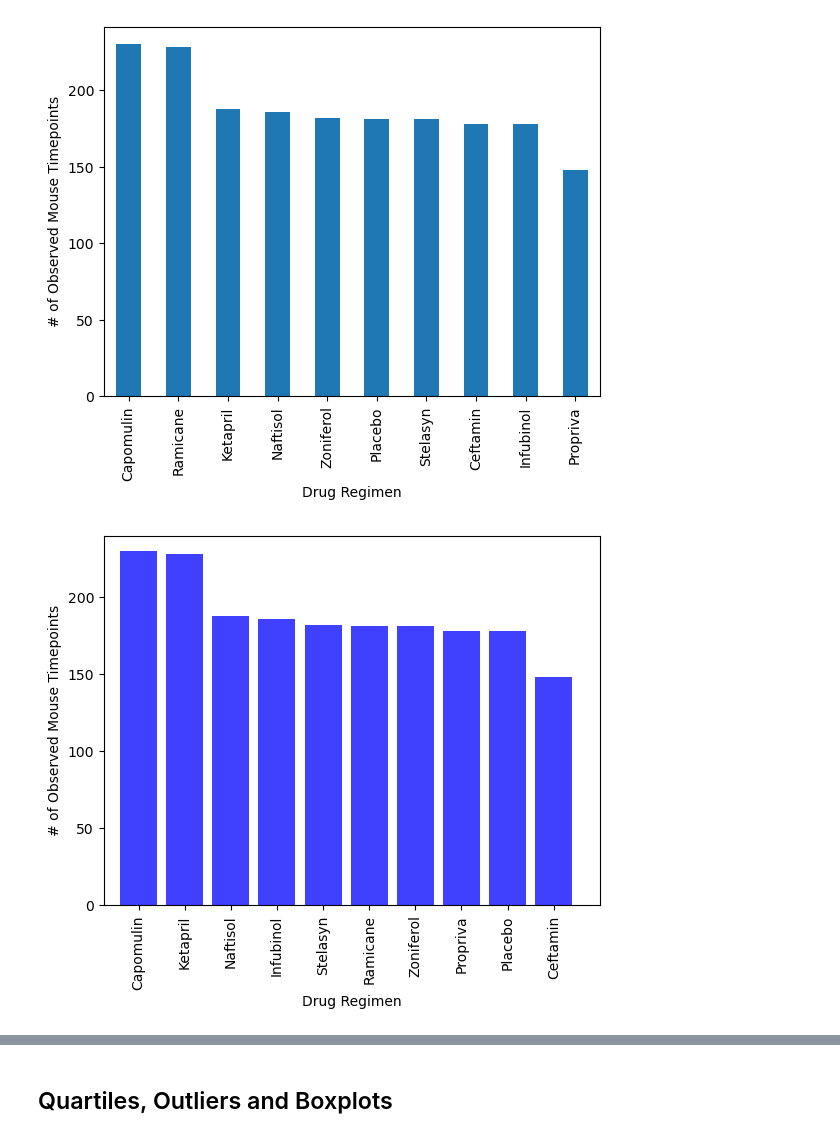
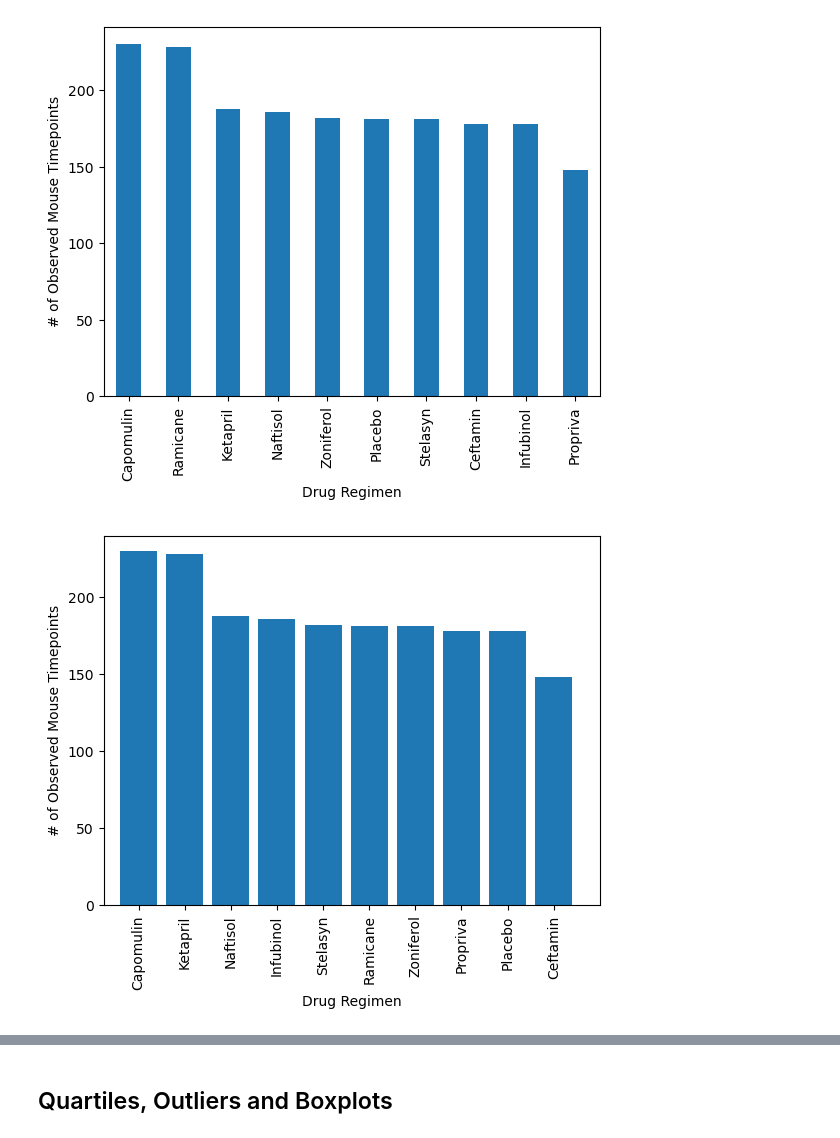
Before and after one commit to Kevin-Lad/matplotlib-challenge, a Jupyter notebook: Pymaceuticals/pymaceuticals_starter.ipynb, the cells around one changed output, grey strips where cells are left out. Cells and saved outputs as stored; diff of their text form; code cells hidden in the pictures.

```diff
--- a/Pymaceuticals/pymaceuticals_starter.ipynb
+++ b/Pymaceuticals/pymaceuticals_starter.ipynb
@@ -173,25 +173,25 @@ drug_value.plot(kind= 'bar', xlabel = 'Drug Regimen', ylabel = '# of Observed Mo
 # %%
 # Generate a bar plot showing the total number of rows (Mouse ID/Timepoints) for each drug regimen using pyplot.
 # Set x axis and tick locations
 drugs = mouse_data_1['Drug Regimen'].unique()
 number_drugs = len(drugs)
 x_axis = np.arange(number_drugs)
 tick_locations = [value for value in x_axis]
 
 # Create a list indicating where to write x and y labels
 
-plt.bar(x_axis, drug_value, color= 'b', alpha= .75, align = 'center')
+plt.bar(x_axis, drug_value, color= '#1f77b4', alpha= 1.0, align = 'center')
 plt.xticks(tick_locations, drugs, rotation='vertical')
 
 plt.xlim(-0.75, len(x_axis))
 plt.ylim(0, max(drug_value+10))
 
 plt.xlabel('Drug Regimen')
 plt.ylabel('# of Observed Mouse Timepoints')
 
 plt.show()
 # %% [output]
-[figure, old version]
+[figure, new version]
 # %%
 # Generate a pie plot showing the distribution of female versus male mice using Pandas
 mouse_sex =  mouse_data_1.value_counts('Sex')
```
Also changed, not shown: parts of 3 cells of this notebook.
